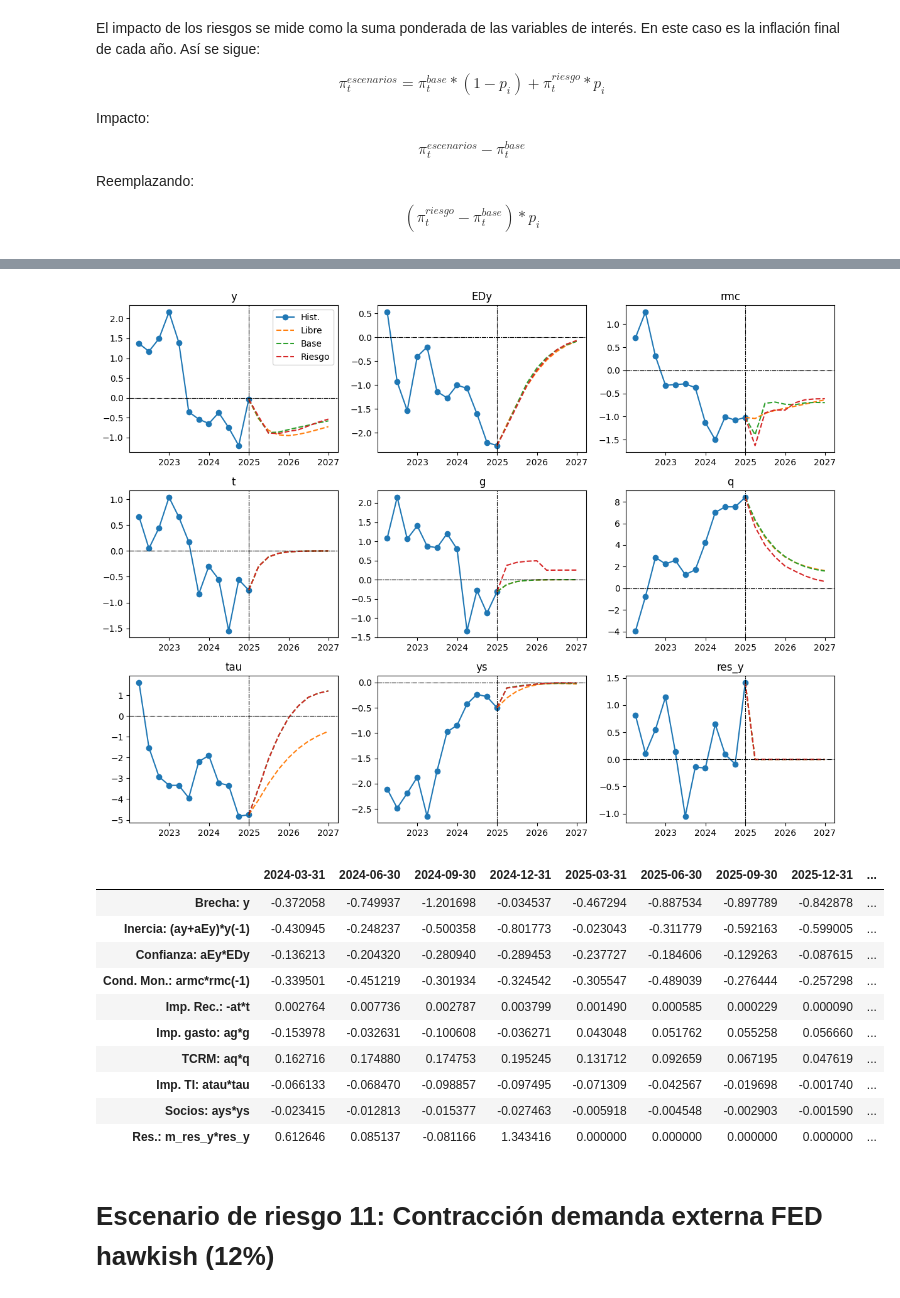
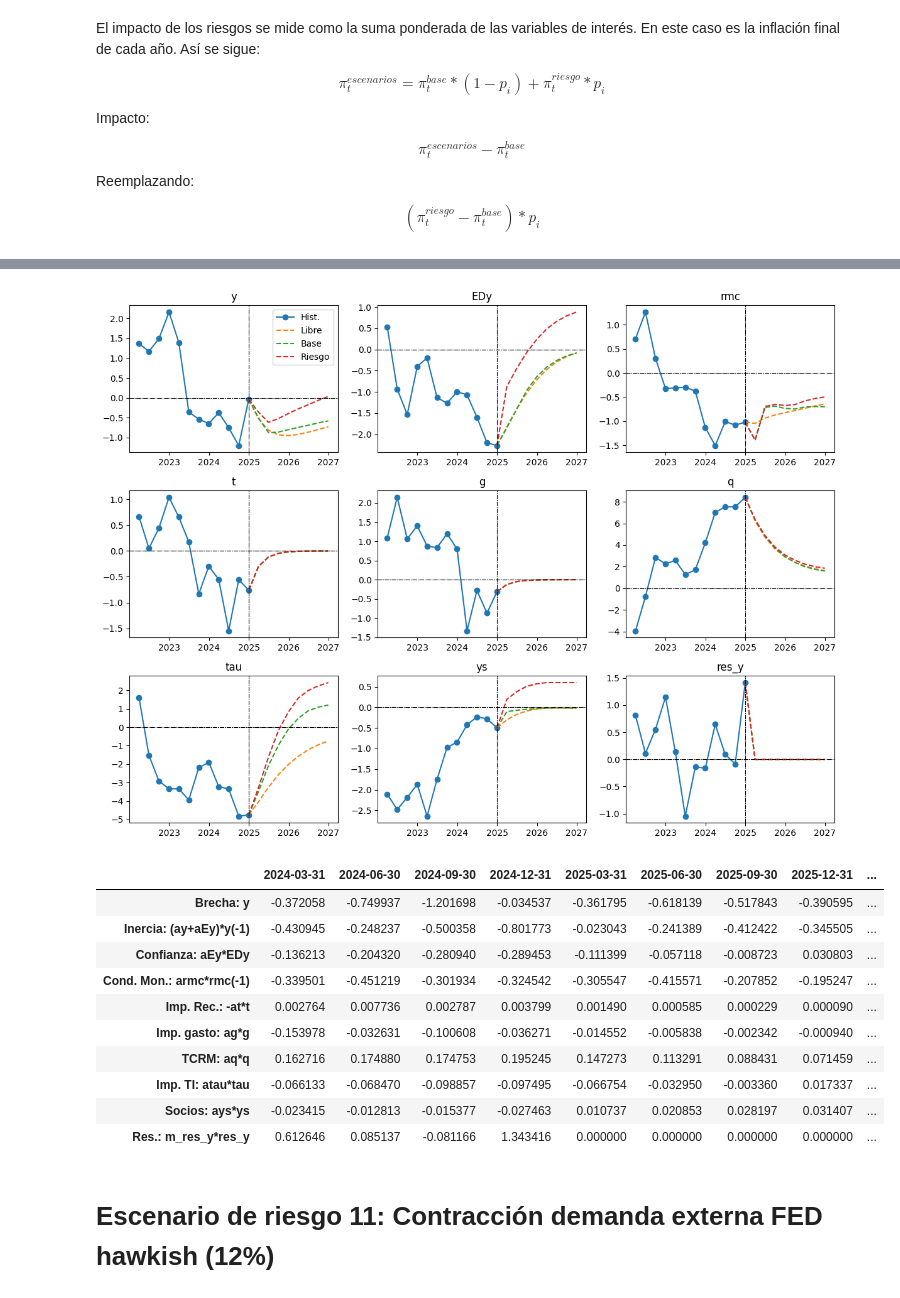
Before and after one commit to jamayat/CUECOPolMon, a Jupyter notebook: 01_Clase_sobre_MPT.ipynb, the cells around one changed output, grey strips where cells are left out. Cells and saved outputs as stored; diff of their text form; code cells hidden in the pictures.

```diff
--- a/01_Clase_sobre_MPT.ipynb
+++ b/01_Clase_sobre_MPT.ipynb
@@ -543,7 +537,7 @@ pd.DataFrame(np.c_[y,yl,yEDy,rmc,t,g,q,tau,ys,res_y], columns=['Brecha: y','Iner
 # %% [markdown]
 # Escenario de riesgo 6: Expansión demanda externa China (10%)
 # %%
-UCond_riesgo6 = HTS.ReadForeCond(pathPolMon+'Tarea/DataTarea_Exogenas_Riesgo5.xlsx','2025Q1', FH)
+UCond_riesgo6 = HTS.ReadForeCond(pathPolMon+'Tarea/DataTarea_Exogenas_Riesgo6.xlsx','2025Q1', FH)
 
 tpmfija = True
 
@@ -639,45 +633,45 @@ listanames = lista
 
 fig, axs = HTS.plotTSforecast(BDdict6,lista,listanames,listaSS,FH,HH,3,3)
 # %% [output]
-[figure, old version]
+[figure, new version]
 # %%
 # Intento de reporteador
 #y = ay*y(-1) + aEy*(y(-1) + EDy) + armc*rmc(-1) - at*t + ag*g + aq*q + atau*tau+ ays*ys + m_res_y*res_y
 
 ay = 0.539500000000000
 aEy = 0.127700000000000
 armc = 0.300000000000000
 at = 0.005000000000000
 ag = 0.115200000000000
 ays = 0.055100000000000
 atau = 0.020500000000000
 aq = 0.023200000000000
 m_res_y = (0.900300000000000)**0.5
 
 hist2show = 4
 
 y     = UFDB_riesgo6['y'].values[-(hist2show+FH):].reshape(-1,1)
 yl    = (ay+aEy)*UFDB_riesgo6['y'].values[-((hist2show+FH)+1):-1].reshape(-1,1)
 yEDy  = aEy*UFDB_riesgo6['EDy'].values[-(hist2show+FH):].reshape(-1,1)
 rmc   = armc*UFDB_riesgo6['rmc'].values[-((hist2show+FH)+1):-1].reshape(-1,1)
 t     = -at*UFDB_riesgo6['t'].values[-(hist2show+FH):].reshape(-1,1)
 g     = ag*UFDB_riesgo6['g'].values[-(hist2show+FH):].reshape(-1,1)
 q     = aq*UFDB_riesgo6['q'].values[-(hist2show+FH):].reshape(-1,1)
 tau   = atau*UFDB_riesgo6['tau'].values[-(hist2show+FH):].reshape(-1,1)
 ys    = ays*UFDB_riesgo6['ys'].values[-(hist2show+FH):].reshape(-1,1)
 res_y = m_res_y*UFDB_riesgo6['res_y'].values[-(hist2show+FH):].reshape(-1,1)
-pd.DataFrame(np.c_[y,yl,yEDy,rmc,t,g,q,tau,ys,res_y], columns=['Brecha: y','Inercia: (ay+aEy)*y(-1)','Confianza: aEy*EDy','Cond. Mon.: armc*rmc(-1)','Imp. Rec.: -at*t','Imp. gasto: ag*g','TCRM: aq*q','Imp. TI: atau*tau','Socios: ays*ys','Res.: m_res_y*res_y'], index=UFDB_riesgo.index[-(hist2show+FH):]).T
+pd.DataFrame(np.c_[y,yl,yEDy,rmc,t,g,q,tau,ys,res_y], columns=['Brecha: y','Inercia: (ay+aEy)*y(-1)','Confianza: aEy*EDy','Cond. Mon.: armc*rmc(-1)','Imp. Rec.: -at*t','Imp. gasto: ag*g','TCRM: aq*q','Imp. TI: atau*tau','Socios: ays*ys','Res.: m_res_y*res_y'], index=UFDB_riesgo6.index[-(hist2show+FH):]).T
 # %% [output]
 |  | 2024-03-31 | 2024-06-30 | 2024-09-30 | 2024-12-31 | 2025-03-31 | 2025-06-30 | 2025-09-30 | 2025-12-31 | ... |
-| Brecha: y | -0.372058 | -0.749937 | -1.201698 | -0.034537 | -0.467294 | -0.887534 | -0.897789 | -0.842878 | ... |
-| Inercia: (ay+aEy)*y(-1) | -0.430945 | -0.248237 | -0.500358 | -0.801773 | -0.023043 | -0.311779 | -0.592163 | -0.599005 | ... |
-| Confianza: aEy*EDy | -0.136213 | -0.204320 | -0.280940 | -0.289453 | -0.237727 | -0.184606 | -0.129263 | -0.087615 | ... |
-| Cond. Mon.: armc*rmc(-1) | -0.339501 | -0.451219 | -0.301934 | -0.324542 | -0.305547 | -0.489039 | -0.276444 | -0.257298 | ... |
+| Brecha: y | -0.372058 | -0.749937 | -1.201698 | -0.034537 | -0.361795 | -0.618139 | -0.517843 | -0.390595 | ... |
+| Inercia: (ay+aEy)*y(-1) | -0.430945 | -0.248237 | -0.500358 | -0.801773 | -0.023043 | -0.241389 | -0.412422 | -0.345505 | ... |
+| Confianza: aEy*EDy | -0.136213 | -0.204320 | -0.280940 | -0.289453 | -0.111399 | -0.057118 | -0.008723 | 0.030803 | ... |
+| Cond. Mon.: armc*rmc(-1) | -0.339501 | -0.451219 | -0.301934 | -0.324542 | -0.305547 | -0.415571 | -0.207852 | -0.195247 | ... |
 | Imp. Rec.: -at*t | 0.002764 | 0.007736 | 0.002787 | 0.003799 | 0.001490 | 0.000585 | 0.000229 | 0.000090 | ... |
-| Imp. gasto: ag*g | -0.153978 | -0.032631 | -0.100608 | -0.036271 | 0.043048 | 0.051762 | 0.055258 | 0.056660 | ... |
-| TCRM: aq*q | 0.162716 | 0.174880 | 0.174753 | 0.195245 | 0.131712 | 0.092659 | 0.067195 | 0.047619 | ... |
-| Imp. TI: atau*tau | -0.066133 | -0.068470 | -0.098857 | -0.097495 | -0.071309 | -0.042567 | -0.019698 | -0.001740 | ... |
-| Socios: ays*ys | -0.023415 | -0.012813 | -0.015377 | -0.027463 | -0.005918 | -0.004548 | -0.002903 | -0.001590 | ... |
+| Imp. gasto: ag*g | -0.153978 | -0.032631 | -0.100608 | -0.036271 | -0.014552 | -0.005838 | -0.002342 | -0.000940 | ... |
+| TCRM: aq*q | 0.162716 | 0.174880 | 0.174753 | 0.195245 | 0.147273 | 0.113291 | 0.088431 | 0.071459 | ... |
+| Imp. TI: atau*tau | -0.066133 | -0.068470 | -0.098857 | -0.097495 | -0.066754 | -0.032950 | -0.003360 | 0.017337 | ... |
+| Socios: ays*ys | -0.023415 | -0.012813 | -0.015377 | -0.027463 | 0.010737 | 0.020853 | 0.028197 | 0.031407 | ... |
 | Res.: m_res_y*res_y | 0.612646 | 0.085137 | -0.081166 | 1.343416 | 0.000000 | 0.000000 | 0.000000 | 0.000000 | ... |
 # %% [markdown]
 # Escenario de riesgo 11: Contracción demanda externa FED hawkish (12%)
```
Also changed, not shown: parts of 8 cells of this notebook.
